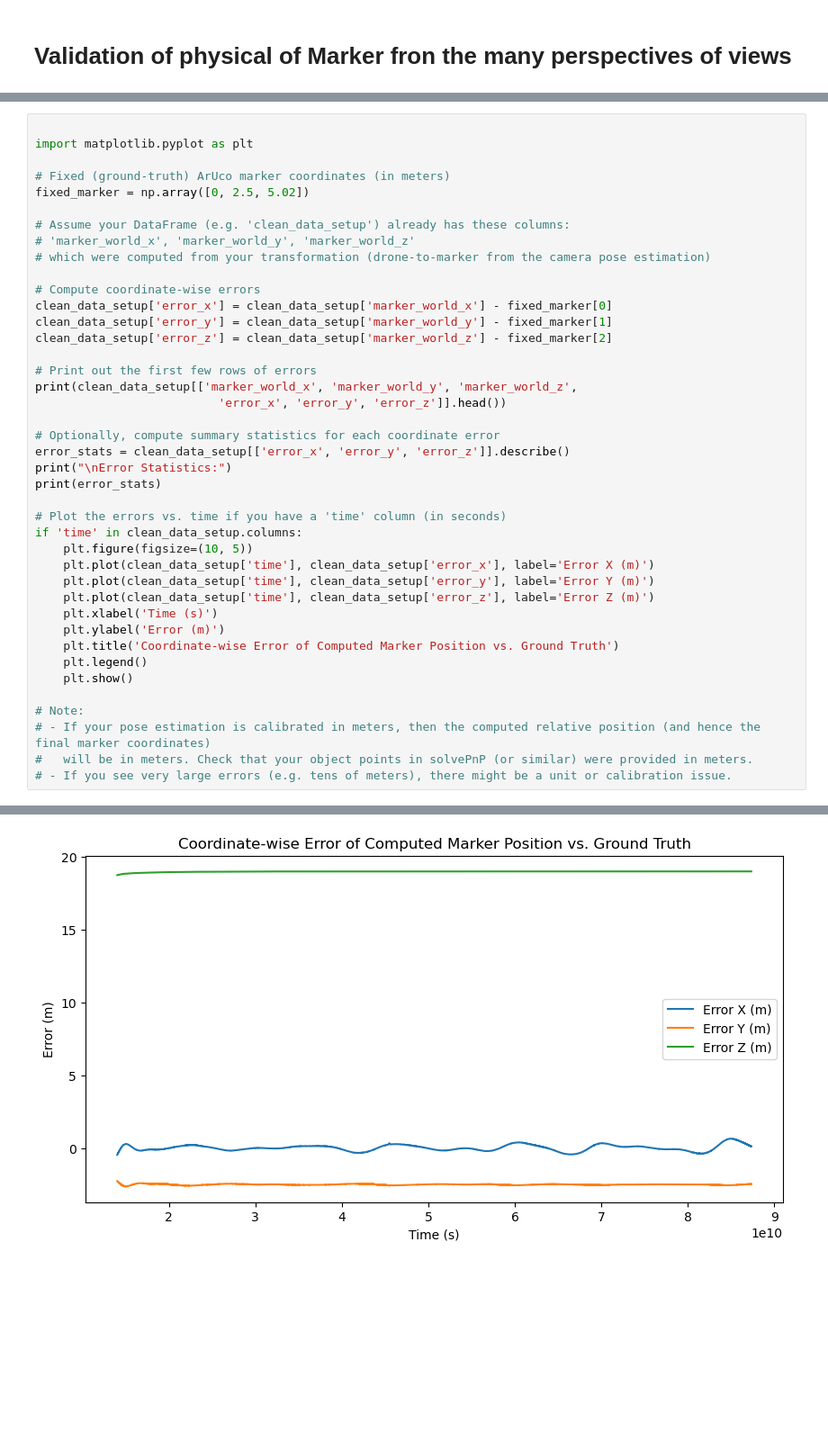
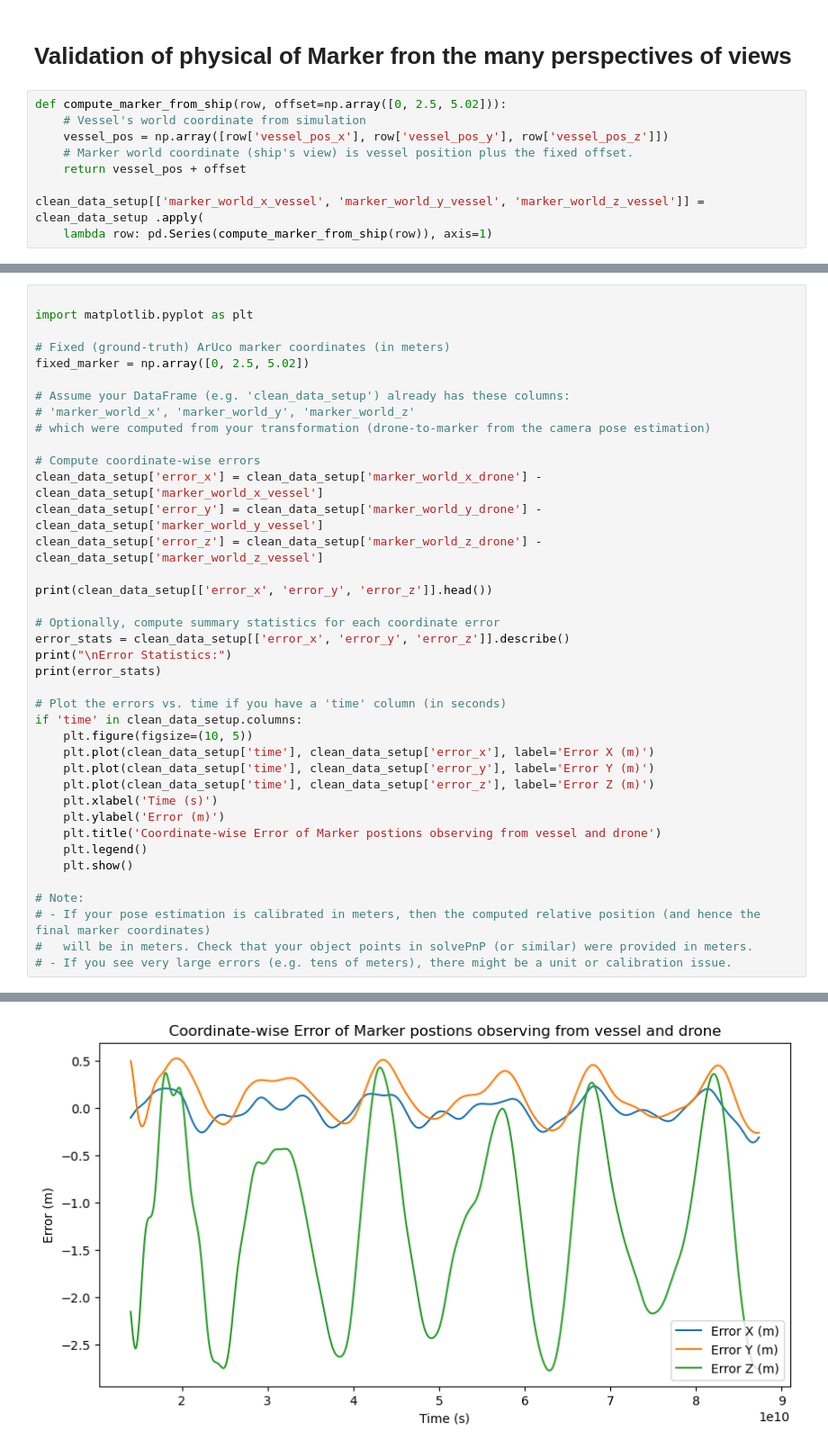
Before and after one commit to martinn10925040/Thesis_408, a Jupyter notebook: Computer_vision/data_extraction.ipynb, the cells around one changed output, grey strips where cells are left out. Shown at 90% size. Drawn from its saved outputs; the diff is of its cells as text; blank space fills up the shorter version.

Commit message:
Update the Analysis calculation of marker coordinates

```diff
--- a/Computer_vision/data_extraction.ipynb
+++ b/Computer_vision/data_extraction.ipynb
@@ -249,4 +249,13 @@ Index(['time', 'vessel_name', 'drone_name', 'vessel_pos_x', 'vessel_pos_y',
       dtype='object')
 # %% [markdown]
 # Validation of physical of Marker fron the many perspectives of views
+# %%
+def compute_marker_from_ship(row, offset=np.array([0, 2.5, 5.02])):
+    # Vessel's world coordinate from simulation
+    vessel_pos = np.array([row['vessel_pos_x'], row['vessel_pos_y'], row['vessel_pos_z']])
+    # Marker world coordinate (ship's view) is vessel position plus the fixed offset.
+    return vessel_pos + offset
+
+clean_data_setup[['marker_world_x_vessel', 'marker_world_y_vessel', 'marker_world_z_vessel']] = clean_data_setup .apply(
+    lambda row: pd.Series(compute_marker_from_ship(row)), axis=1)
 # %%
@@ -415,13 +347,11 @@ fixed_marker = np.array([0, 2.5, 5.02])
 # which were computed from your transformation (drone-to-marker from the camera pose estimation)
 
 # Compute coordinate-wise errors
-clean_data_setup['error_x'] = clean_data_setup['marker_world_x'] - fixed_marker[0]
-clean_data_setup['error_y'] = clean_data_setup['marker_world_y'] - fixed_marker[1]
-clean_data_setup['error_z'] = clean_data_setup['marker_world_z'] - fixed_marker[2]
+clean_data_setup['error_x'] = clean_data_setup['marker_world_x_drone'] - clean_data_setup['marker_world_x_vessel']
+clean_data_setup['error_y'] = clean_data_setup['marker_world_y_drone'] - clean_data_setup['marker_world_y_vessel']
+clean_data_setup['error_z'] = clean_data_setup['marker_world_z_drone'] - clean_data_setup['marker_world_z_vessel']
 
-# Print out the first few rows of errors
-print(clean_data_setup[['marker_world_x', 'marker_world_y', 'marker_world_z',
-                          'error_x', 'error_y', 'error_z']].head())
+print(clean_data_setup[['error_x', 'error_y', 'error_z']].head())
 
 # Optionally, compute summary statistics for each coordinate error
 error_stats = clean_data_setup[['error_x', 'error_y', 'error_z']].describe()
@@ -436,7 +366,7 @@ if 'time' in clean_data_setup.columns:
     plt.plot(clean_data_setup['time'], clean_data_setup['error_z'], label='Error Z (m)')
     plt.xlabel('Time (s)')
     plt.ylabel('Error (m)')
-    plt.title('Coordinate-wise Error of Computed Marker Position vs. Ground Truth')
+    plt.title('Coordinate-wise Error of Marker postions observing from vessel and drone')
     plt.legend()
     plt.show()
 
@@ -465 +395 @@ max        0.635369     -2.267770     18.981116
-[figure, old version]
+[figure, new version]
```
Also changed, not shown: parts of 6 cells of this notebook.
